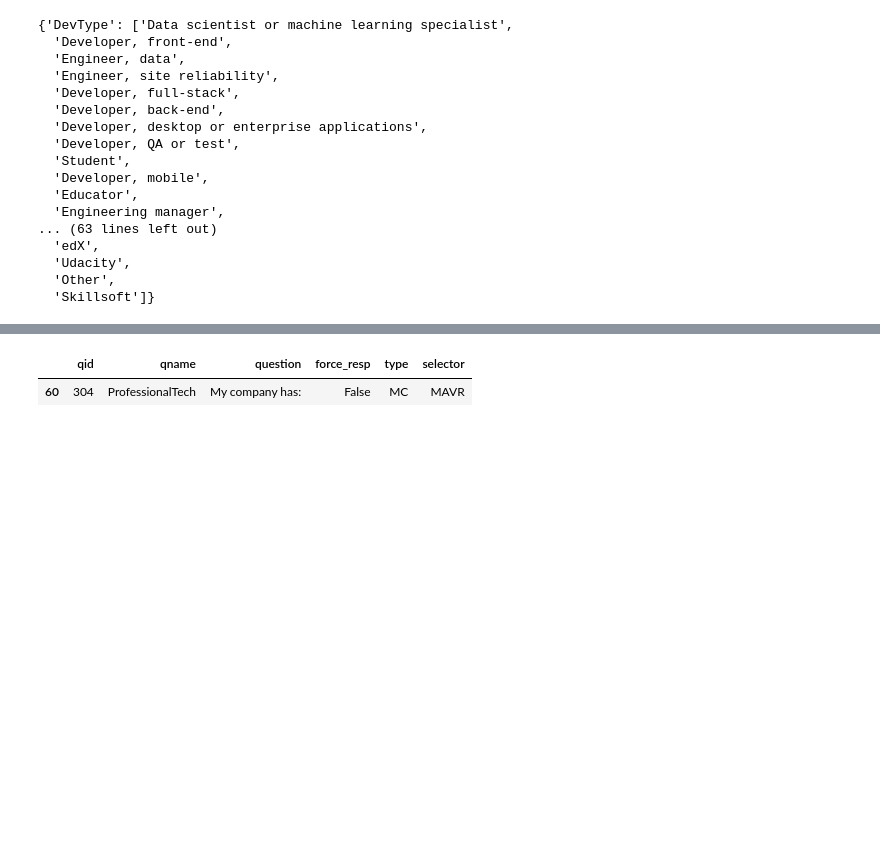
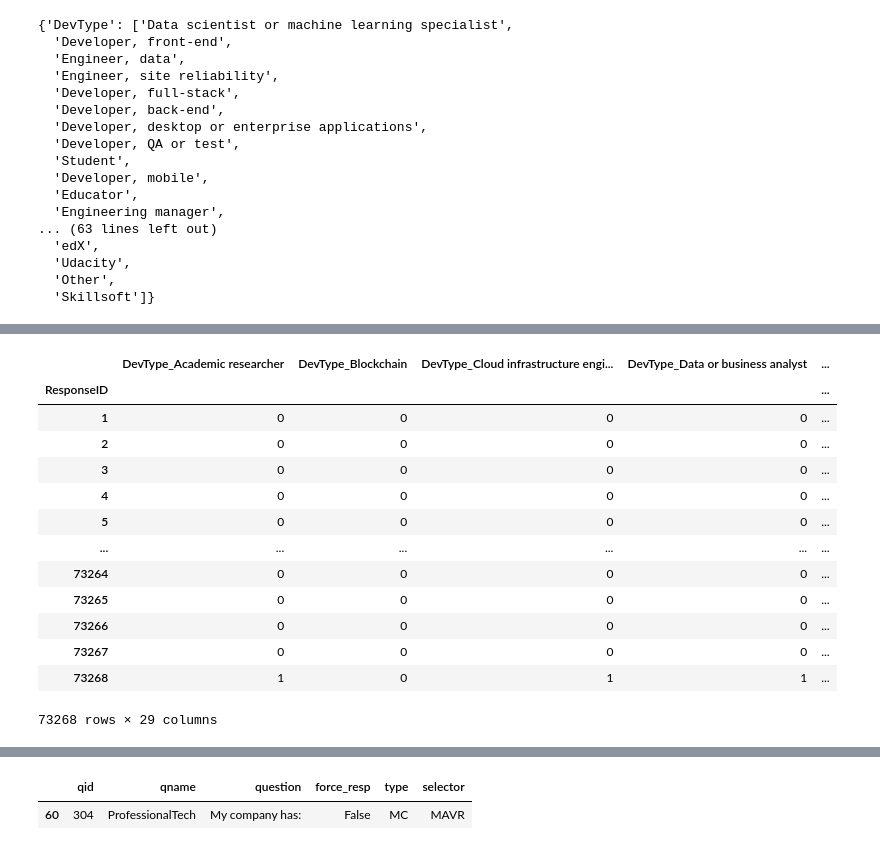
Before and after one commit to ursumarius/developer-survey-analyzing-w-pandas, a Jupyter notebook: data-wrangling/initial-explorative-data-analysis.ipynb, the cells around one changed output, grey strips where cells are left out. Drawn from its saved outputs; the diff is of its cells as text; code cells hidden in the pictures; blank space fills up the shorter version.

```diff
--- a/data-wrangling/initial-explorative-data-analysis.ipynb
+++ b/data-wrangling/initial-explorative-data-analysis.ipynb
@@ -341,0 +282,41 @@ dfa
+# %%
+
+def survey_col_get_dummies(nested_col):
+
+	#should have a test here that lists coincide with expected format
+
+
+	#create a working copy of ID and relevant column
+	dfa1_dummies = dfa1[["ResponseID", nested_col]].copy()
+
+	# replace existing comma with dash to avoid confusion when making lists next
+	dfa1_dummies[nested_col] = dfa1_dummies[nested_col].str.replace(", ", " - ")
+
+	# use the semicolon to parse data into lists
+	dfa1_dummies[nested_col] = dfa1_dummies[nested_col].str.split(';')
+
+	# do the dummies split and group the individual responses by ResponseID (Participant, responder unique ID)
+	dfa1_dummies = pd.get_dummies(dfa1_dummies.explode(nested_col)).groupby('ResponseID').sum()
+
+	return dfa1_dummies
+
+
+
+#view a preview of the end result
+dfa1_dummies_t = survey_col_get_dummies("DevType")
+dfa1_dummies_t
+# %% [output]
+|  | DevType_Academic researcher | DevType_Blockchain | DevType_Cloud infrastructure engi... | DevType_Data or business analyst | ... |
+| ResponseID |  |  |  |  | ... |
+| 1 | 0 | 0 | 0 | 0 | ... |
+| 2 | 0 | 0 | 0 | 0 | ... |
+| 3 | 0 | 0 | 0 | 0 | ... |
+| 4 | 0 | 0 | 0 | 0 | ... |
+| 5 | 0 | 0 | 0 | 0 | ... |
+| ... | ... | ... | ... | ... | ... |
+| 73264 | 0 | 0 | 0 | 0 | ... |
+| 73265 | 0 | 0 | 0 | 0 | ... |
+| 73266 | 0 | 0 | 0 | 0 | ... |
+| 73267 | 0 | 0 | 0 | 0 | ... |
+| 73268 | 1 | 0 | 1 | 1 | ... |
+73268 rows × 29 columns
```
Also changed, not shown: parts of 5 cells of this notebook.
